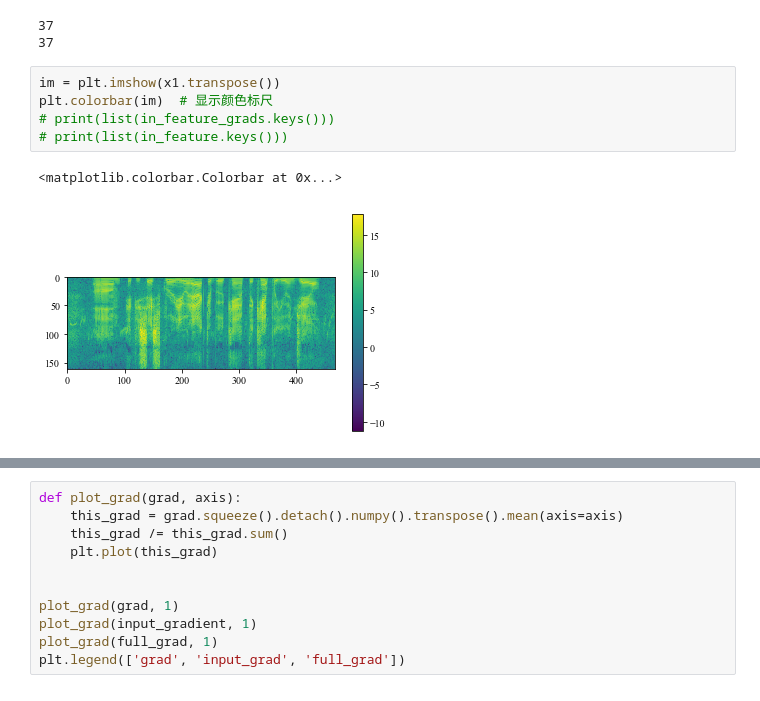
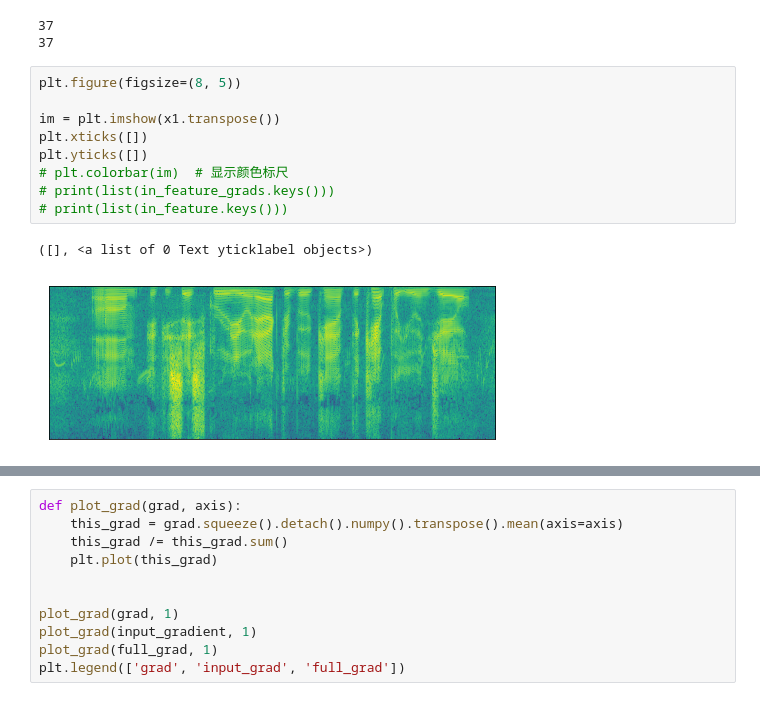
Before and after one commit to Wenhao-Yang/SpeakerVerifiaction-pytorch, a Jupyter notebook: Misc/hook_conv.ipynb, the cells around one changed output, grey strips where cells are left out. Saved outputs shown, nothing was run; the diff lists cells and outputs as text.

```diff
--- a/Misc/hook_conv.ipynb
+++ b/Misc/hook_conv.ipynb
@@ -181,11 +181,15 @@ for i,l in enumerate(bias_layers):
 37
 37
 # %%
+plt.figure(figsize=(8, 5))
+
 im = plt.imshow(x1.transpose())
-plt.colorbar(im)  # 显示颜色标尺
+plt.xticks([])
+plt.yticks([])
+# plt.colorbar(im)  # 显示颜色标尺
 # print(list(in_feature_grads.keys()))
 # print(list(in_feature.keys()))
 # %% [output]
-<matplotlib.colorbar.Colorbar at 0x...>
+([], <a list of 0 Text yticklabel objects>)
-[figure, old version]
+[figure, new version]
 # %%
```
Also changed, not shown: parts of 1 cell of this notebook.
